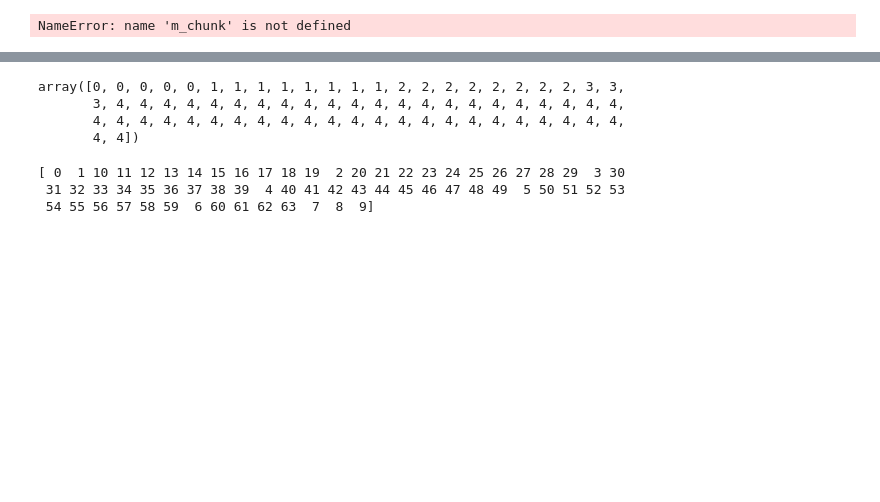
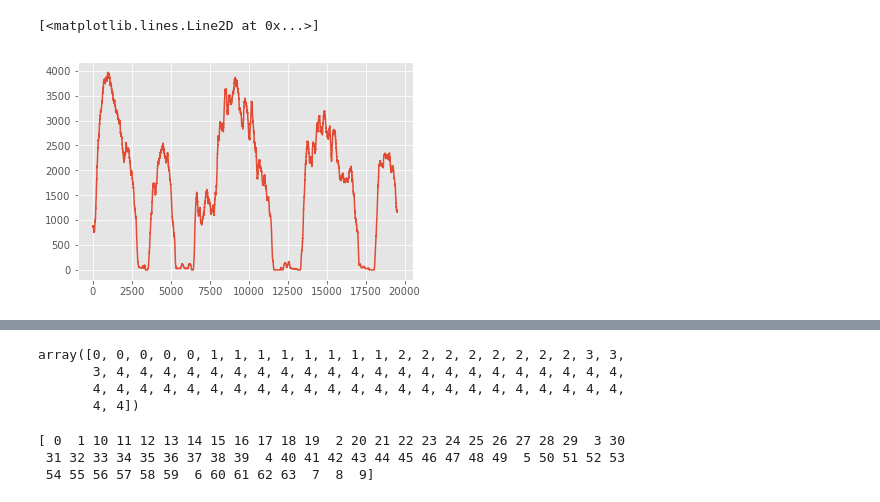
Before and after one commit to zekearneodo/ephysflow, a Jupyter notebook: view_rasters-singing-kilo-fit-z007-ffnn.ipynb, the cells around one changed output, grey strips where cells are left out. Cells and saved outputs as stored; diff of their text form; code cells hidden in the pictures; blank space fills up the shorter version.

```diff
--- a/view_rasters-singing-kilo-fit-z007-ffnn.ipynb
+++ b/view_rasters-singing-kilo-fit-z007-ffnn.ipynb
@@ -125,4 +129,6 @@ NameError: name 'et' is not defined
-# %%
-plt.plot(m_chunk.data)
-# %% [output]
-NameError: name 'm_chunk' is not defined
+# %%
+env = np.log(pattern_spectrogram[2]).sum(axis=0)
+plt.plot(env)
+# %% [output]
+[<matplotlib.lines.Line2D at 0x...>]
+[figure, added]
```
Also changed, not shown: parts of 37 cells of this notebook, 21 other files.
